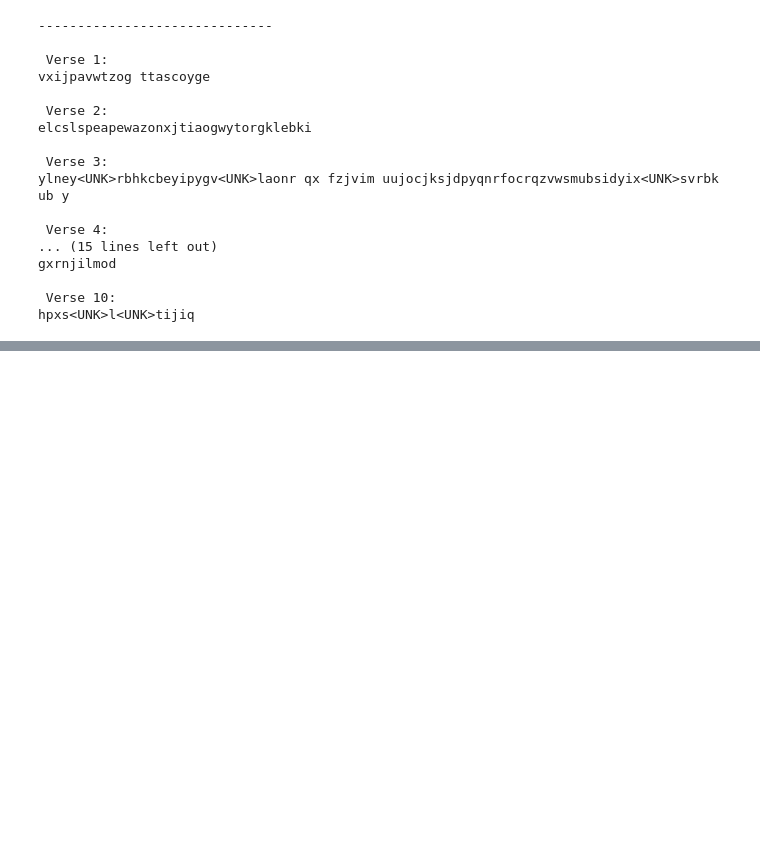
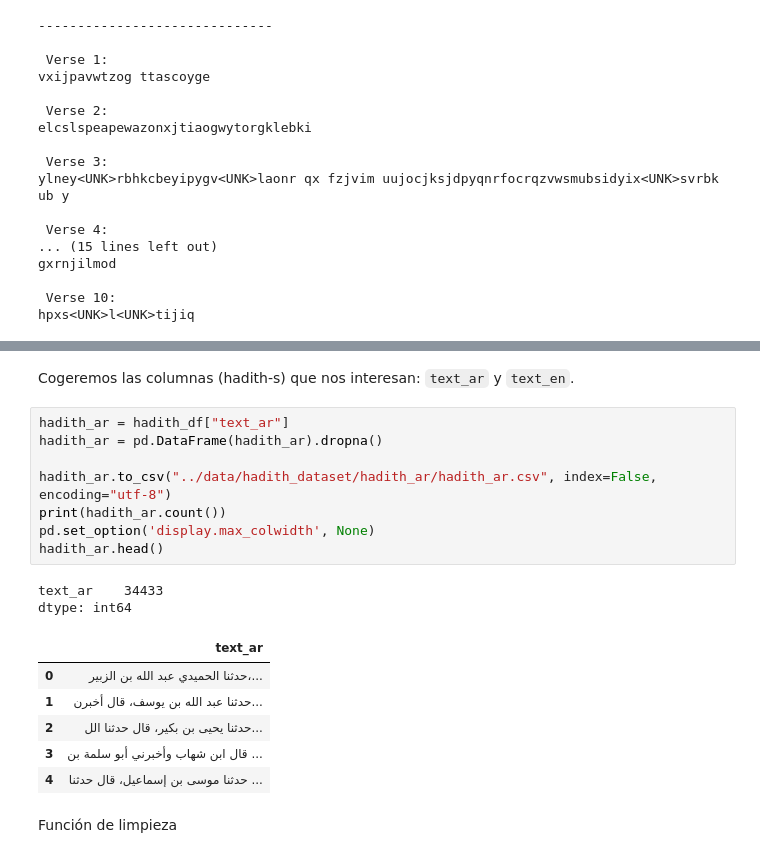
Before and after one commit to UnaiOlaiz/NLP-Group-Project, a Jupyter notebook: src/Entrega 4 Unai.ipynb, the cells around one changed output, grey strips where cells are left out. Saved outputs shown, nothing was run; the diff lists cells and outputs as text; blank space fills up the shorter version.

```diff
--- a/src/Entrega 4 Unai.ipynb
+++ b/src/Entrega 4 Unai.ipynb
@@ -771,0 +809,21 @@ hpxs<UNK>l<UNK>tijiq
+# %% [markdown]
+Cogeremos las columnas (hadith-s) que nos interesan: `text_ar` y `text_en`.
+# %%
+hadith_ar = hadith_df["text_ar"]
+hadith_ar = pd.DataFrame(hadith_ar).dropna()
+
+hadith_ar.to_csv("../data/hadith_dataset/hadith_ar/hadith_ar.csv", index=False, encoding="utf-8")
+print(hadith_ar.count())
+pd.set_option('display.max_colwidth', None)
+hadith_ar.head()
+# %% [output]
+text_ar    34433
+dtype: int64
+|  | text_ar |
+| 0 | حدثنا الحميدي عبد الله بن الزبير،... |
+| 1 | حدثنا عبد الله بن يوسف، قال أخبرن... |
+| 2 | حدثنا يحيى بن بكير، قال حدثنا الل... |
+| 3 | قال ابن شهاب وأخبرني أبو سلمة بن ... |
+| 4 | حدثنا موسى بن إسماعيل، قال حدثنا ... |
+# %% [markdown]
+Función de limpieza
```
Also changed, not shown: parts of 41 cells of this notebook, 6 other files.
